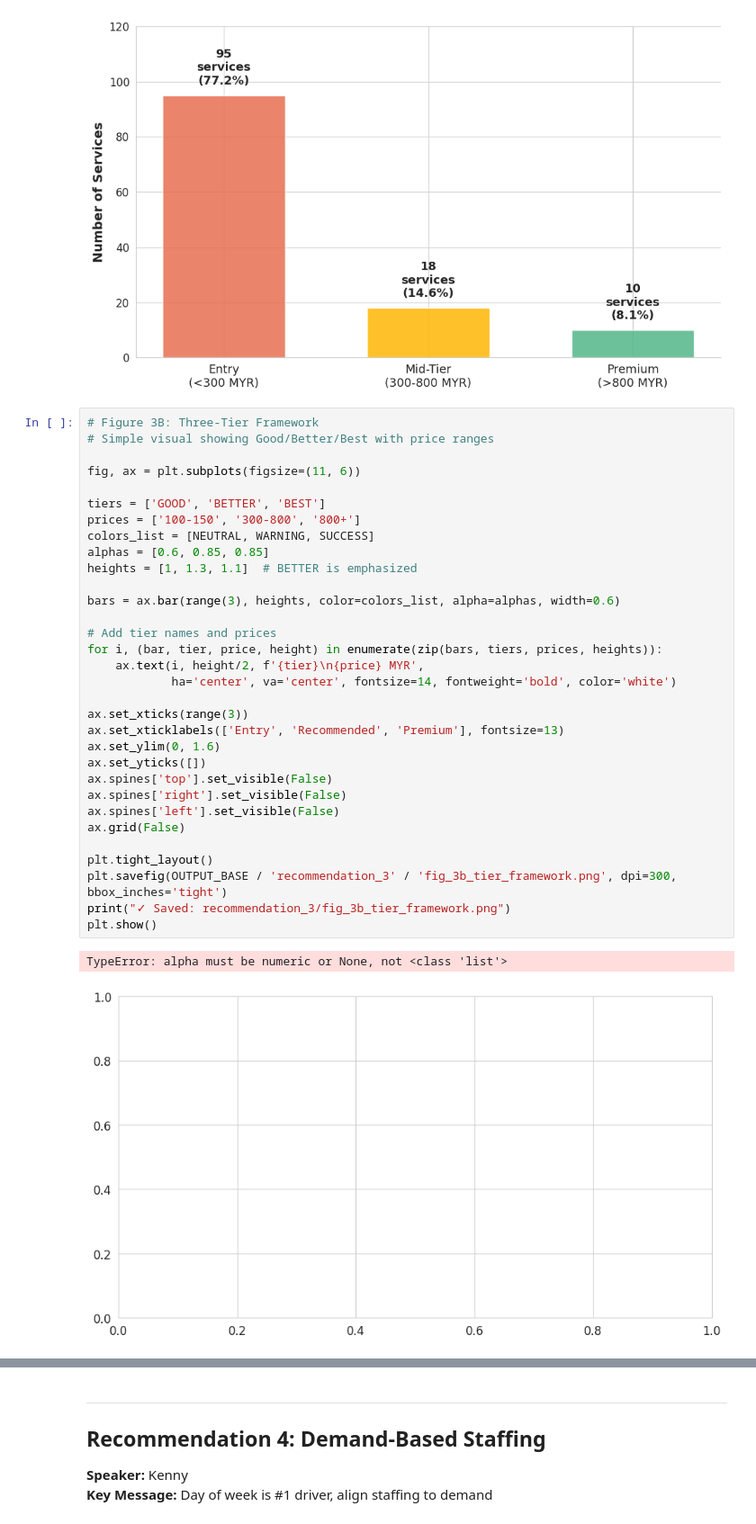
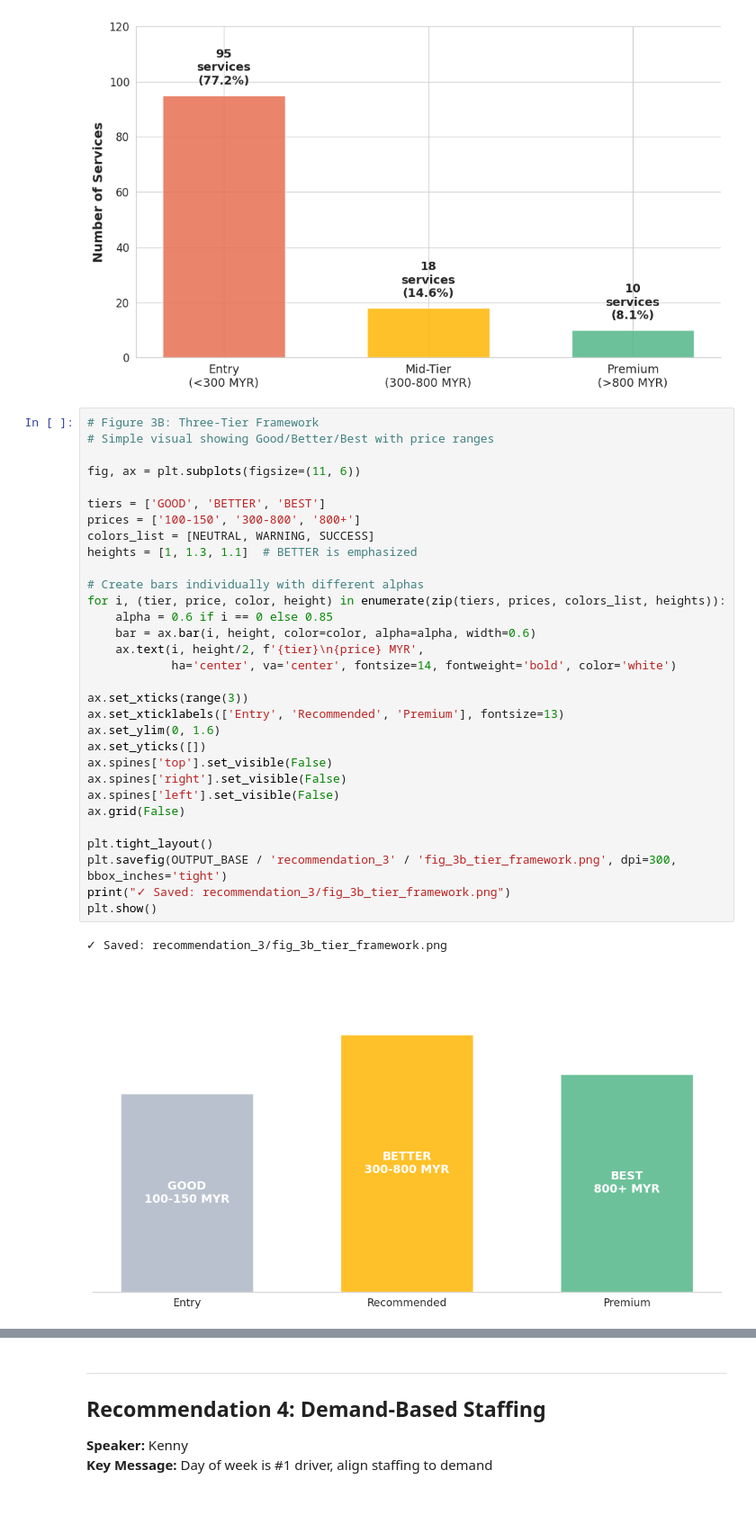
Before and after one commit to Kosmasu/data-science-final-project, a Jupyter notebook: notebooks/06_pitch_visualizations.ipynb, the cells around one changed output, grey strips where cells are left out. Shown at 90% size. Cells and saved outputs as stored; diff of their text form.

```diff
--- a/notebooks/06_pitch_visualizations.ipynb
+++ b/notebooks/06_pitch_visualizations.ipynb
@@ -320,38 +320,37 @@ plt.show()
 # %%
 # Figure 3B: Three-Tier Framework
 # Simple visual showing Good/Better/Best with price ranges
 
 fig, ax = plt.subplots(figsize=(11, 6))
 
 tiers = ['GOOD', 'BETTER', 'BEST']
 prices = ['100-150', '300-800', '800+']
 colors_list = [NEUTRAL, WARNING, SUCCESS]
-alphas = [0.6, 0.85, 0.85]
 heights = [1, 1.3, 1.1]  # BETTER is emphasized
 
-bars = ax.bar(range(3), heights, color=colors_list, alpha=alphas, width=0.6)
-
-# Add tier names and prices
-for i, (bar, tier, price, height) in enumerate(zip(bars, tiers, prices, heights)):
+# Create bars individually with different alphas
+for i, (tier, price, color, height) in enumerate(zip(tiers, prices, colors_list, heights)):
+    alpha = 0.6 if i == 0 else 0.85
+    bar = ax.bar(i, height, color=color, alpha=alpha, width=0.6)
     ax.text(i, height/2, f'{tier}\n{price} MYR',
             ha='center', va='center', fontsize=14, fontweight='bold', color='white')
 
 ax.set_xticks(range(3))
 ax.set_xticklabels(['Entry', 'Recommended', 'Premium'], fontsize=13)
 ax.set_ylim(0, 1.6)
 ax.set_yticks([])
 ax.spines['top'].set_visible(False)
 ax.spines['right'].set_visible(False)
 ax.spines['left'].set_visible(False)
 ax.grid(False)
 
 plt.tight_layout()
 plt.savefig(OUTPUT_BASE / 'recommendation_3' / 'fig_3b_tier_framework.png', dpi=300, bbox_inches='tight')
 print("✓ Saved: recommendation_3/fig_3b_tier_framework.png")
 plt.show()
 # %% [output]
-TypeError: alpha must be numeric or None, not <class 'list'>
+✓ Saved: recommendation_3/fig_3b_tier_framework.png
-[figure, old version]
+[figure, new version]
 # %%
 # Figure 3C: Revenue Per Appointment Shift
 # Before vs After comparison
```
Also changed, not shown: parts of 9 cells of this notebook.
